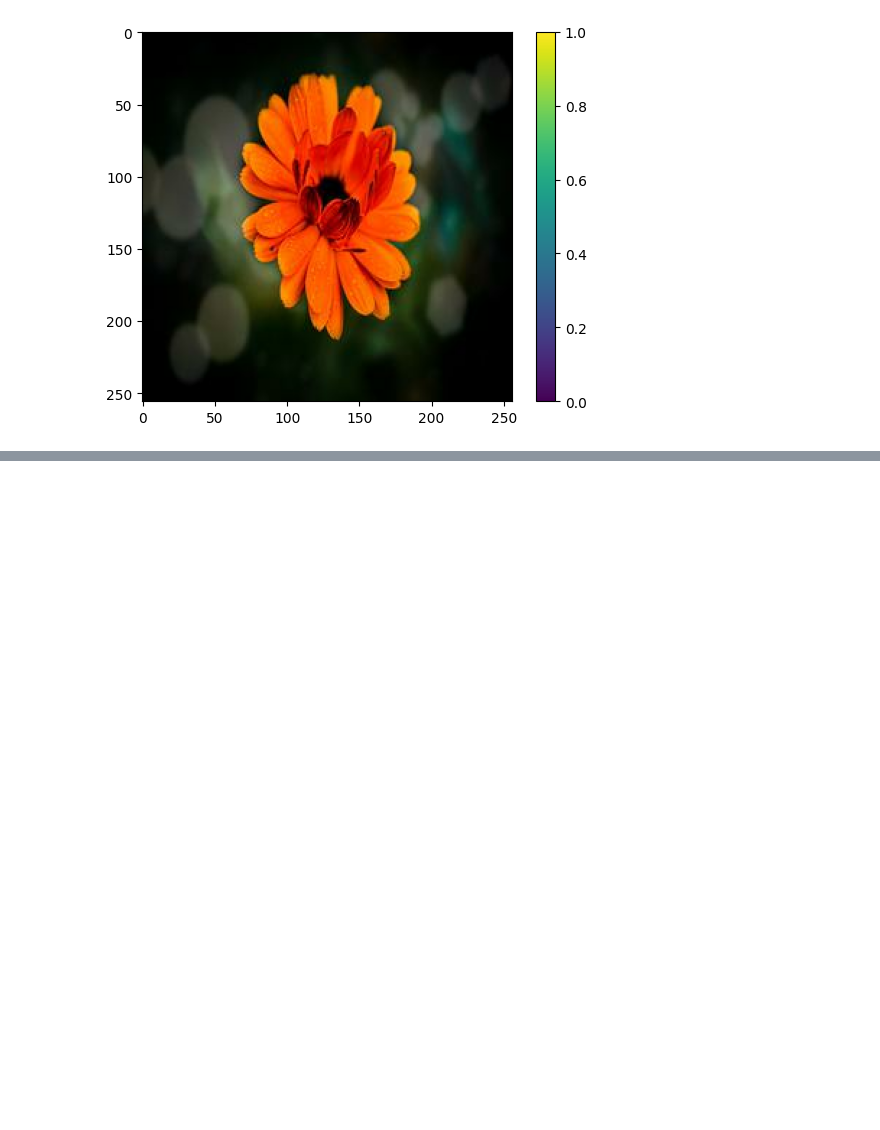
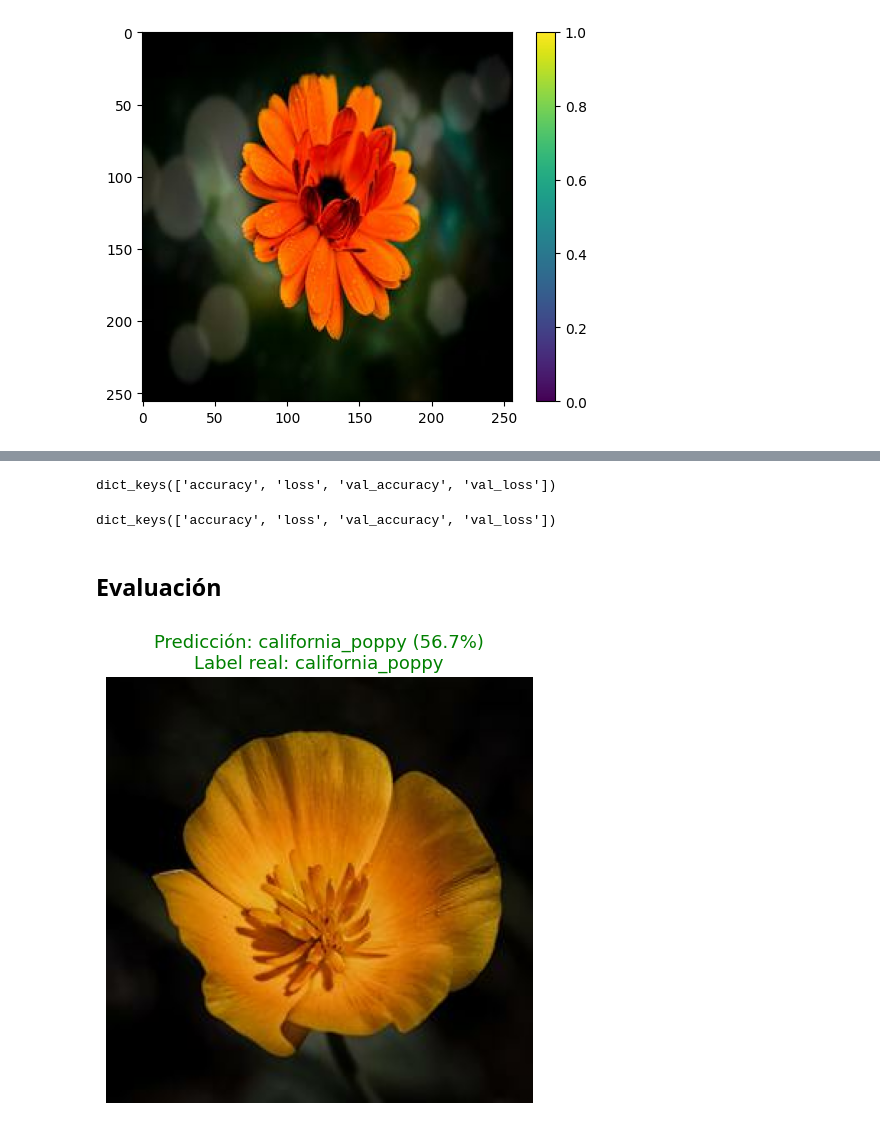
Before and after one commit to jotapeeeeee/FlorANK, a Jupyter notebook: FlorANK.ipynb, the cells around one changed output, grey strips where cells are left out. Saved outputs shown, nothing was run; the diff lists cells and outputs as text; code cells hidden in the pictures; blank space fills up the shorter version.

```diff
--- a/FlorANK.ipynb
+++ b/FlorANK.ipynb
@@ -121,0 +357,2 @@ print(prueba.shape)
+# %%
+bettermodel = tf.keras.models.load_model('BeSTFlorANKModel.h5')
@@ -121,0 +361,44 @@ print(prueba.shape)
+# %%
+with open("training_metricsvgg.json", "w") as f:
+    json.dump(history.history, f)
+# %%
+with open("training_metrics.json", "r") as f:
+    metrics = json.load(f)
+
+print(metrics.keys())
+# %% [output]
+dict_keys(['accuracy', 'loss', 'val_accuracy', 'val_loss'])
+# %%
+with open("training_metricsvgg.json", "r") as f:
+    history = json.load(f)
+
+print(history.keys())
+# %% [output]
+dict_keys(['accuracy', 'loss', 'val_accuracy', 'val_loss'])
+# %% [markdown]
+## Evaluación
+# %%
+images, labels = next(iter(test_ds))
+
+idx = 0
+
+img = images[idx].numpy()
+true_label = class_names[labels[idx].numpy()]
+
+pred = bettermodel.predict(tf.expand_dims(images[idx], axis=0), verbose=0)
+pred_label = class_names[np.argmax(pred)]
+confidence = np.max(pred) * 100
+
+plt.figure(figsize=(5, 5))
+plt.imshow(img)
+plt.axis('off')
+color = 'green' if pred_label == true_label else 'red'
+plt.title(
+    f"Predicción: {pred_label} ({confidence:.1f}%)\nLabel real: {true_label}",
+    color=color,
+    fontsize=13
+)
+plt.tight_layout()
+plt.show()
+# %% [output]
+[figure, added]
```
Also changed, not shown: parts of 27 cells of this notebook, 1 other file.
